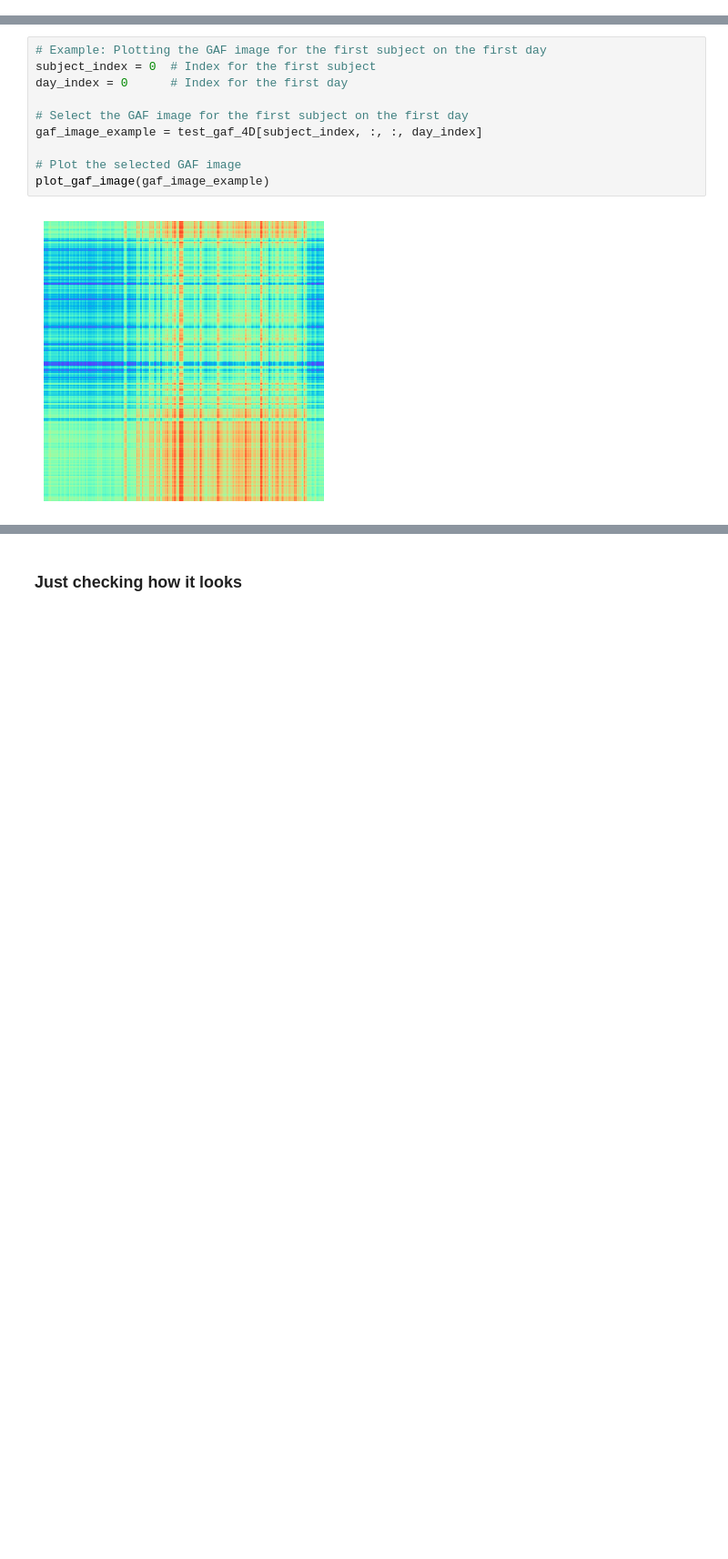
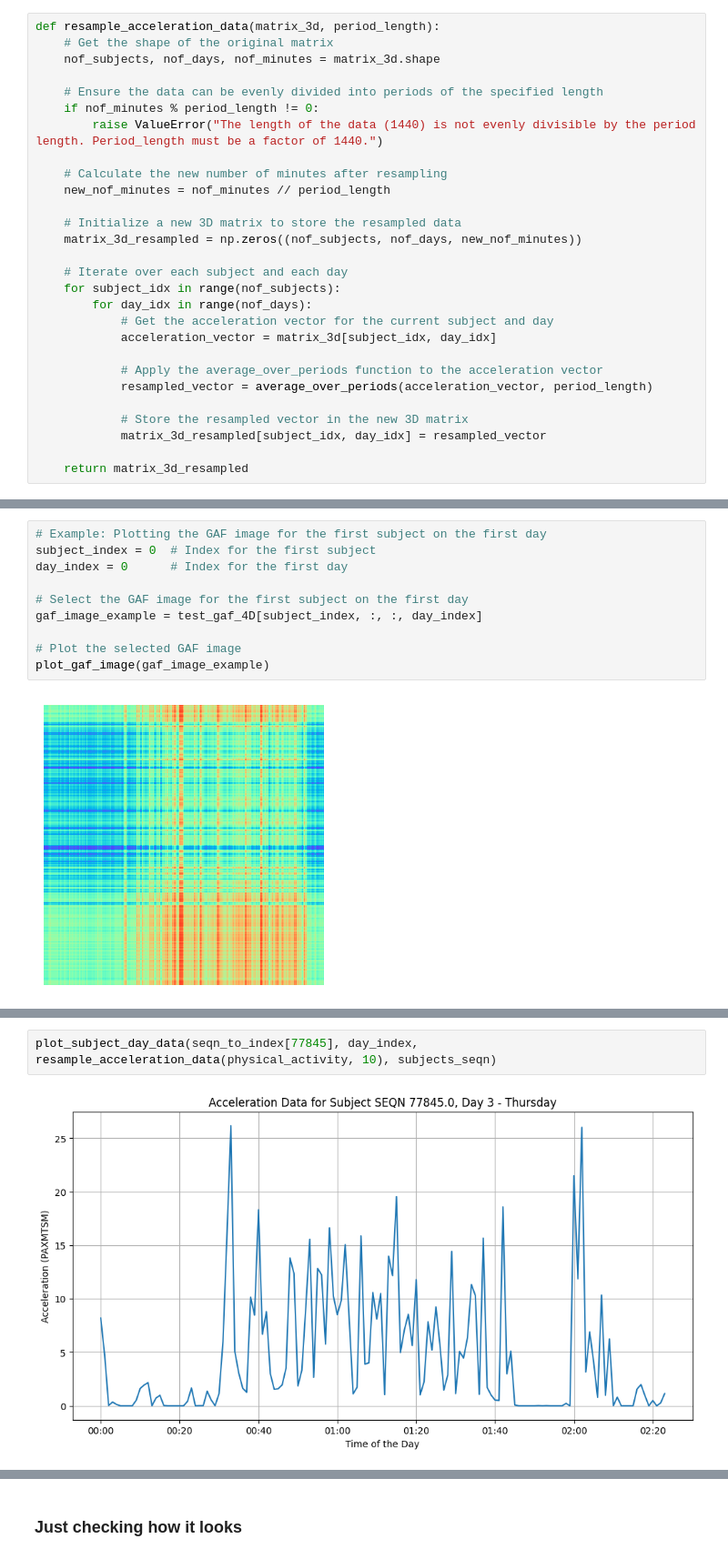
Before and after one commit to horacio-trigo/deep_accelerometer, a Jupyter notebook: AccNet24/Create_GAF_images.ipynb, the cells around one changed output, grey strips where cells are left out. Shown at 91% size. Saved outputs shown, nothing was run; the diff lists cells and outputs as text; blank space fills up the shorter version.

```diff
--- a/AccNet24/Create_GAF_images.ipynb
+++ b/AccNet24/Create_GAF_images.ipynb
@@ -141,3 +162,31 @@ def save_gaf_to_jpg(gaf_image, title):
+# %%
+def resample_acceleration_data(matrix_3d, period_length):
+    # Get the shape of the original matrix
+    nof_subjects, nof_days, nof_minutes = matrix_3d.shape
+
+    # Ensure the data can be evenly divided into periods of the specified length
+    if nof_minutes % period_length != 0:
+        raise ValueError("The length of the data (1440) is not evenly divisible by the period length. Period_length must be a factor of 1440.")
+
+    # Calculate the new number of minutes after resampling
+    new_nof_minutes = nof_minutes // period_length
+
+    # Initialize a new 3D matrix to store the resampled data
+    matrix_3d_resampled = np.zeros((nof_subjects, nof_days, new_nof_minutes))
+
+    # Iterate over each subject and each day
+    for subject_idx in range(nof_subjects):
+        for day_idx in range(nof_days):
+            # Get the acceleration vector for the current subject and day
+            acceleration_vector = matrix_3d[subject_idx, day_idx]
+
+            # Apply the average_over_periods function to the acceleration vector
+            resampled_vector = average_over_periods(acceleration_vector, period_length)
+
+            # Store the resampled vector in the new 3D matrix
+            matrix_3d_resampled[subject_idx, day_idx] = resampled_vector
+
+    return matrix_3d_resampled
 # %% [markdown]
 ## 3 Creating the GAF images from the time series data
 # %% [markdown]
@@ -285,0 +430,4 @@ plot_gaf_image(gaf_image_example)
+# %%
+plot_subject_day_data(seqn_to_index[77845], day_index, resample_acceleration_data(physical_activity, 10), subjects_seqn)
+# %% [output]
+[figure, added]
```
Also changed, not shown: parts of 16 cells of this notebook, 1 other file.
